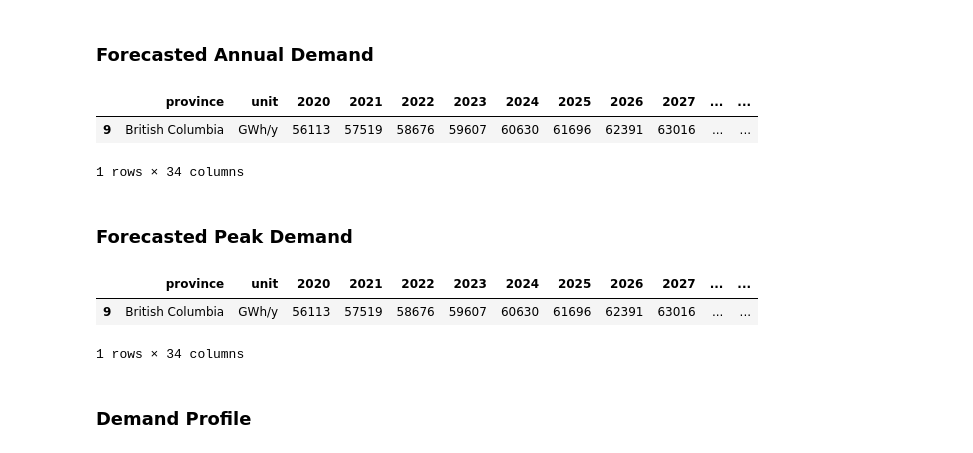
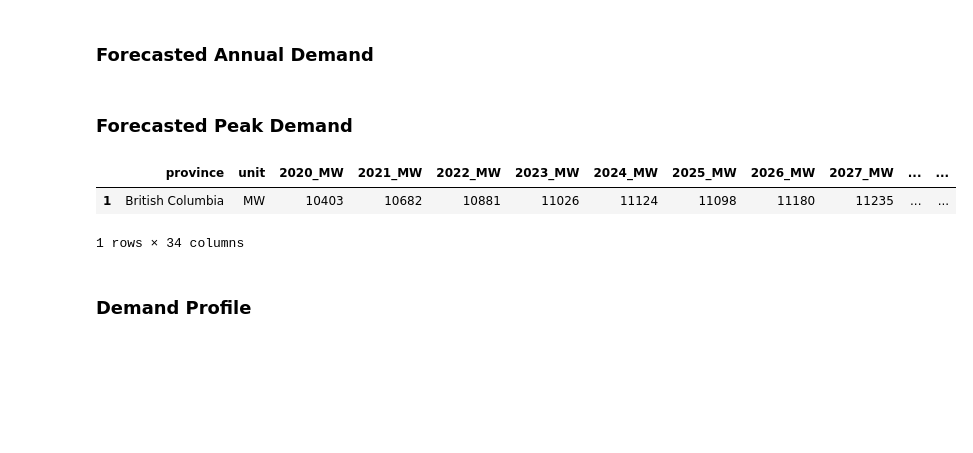
Before and after one commit to seas-yoselyn/BC_Nexus, a Jupyter notebook: get_data_CODERS.ipynb, the cells around one changed output. Cells and saved outputs as stored; diff of their text form; code cells hidden in the pictures; blank space fills up the shorter version.

```diff
--- a/get_data_CODERS.ipynb
+++ b/get_data_CODERS.ipynb
@@ -130,10 +158,10 @@ forecasted_annual_demand:pd.DataFrame=pd.DataFrame.from_dict(requests.get(url+f"
 province_mask=forecasted_annual_demand['province']==current_region['name']
 province_forecasted_annual_demand=forecasted_annual_demand[province_mask]
 province_forecasted_annual_demand
+
+data=province_forecasted_annual_demand
+file_path:str=os.path.join(data_save_to,_CRC_,f'{_CRC_}_{table_name}.pkl')
+data.to_pickle(file_path)
-# %% [output]
-|  | province | unit | 2020 | 2021 | 2022 | 2023 | 2024 | 2025 | 2026 | 2027 | ... | ... |
-| 9 | British Columbia | GWh/y | 56113 | 57519 | 58676 | 59607 | 60630 | 61696 | 62391 | 63016 | ... | ... |
-1 rows × 34 columns
 # %% [markdown]
 ### Forecasted Peak Demand
 # %%
@@ -142,11 +170,17 @@ forecasted_peak_demand:pd.DataFrame=pd.DataFrame.from_dict(requests.get(url+f"/{
 
 province_mask=forecasted_peak_demand['province']==current_region['name']
 province_forecasted_peak_demand=forecasted_peak_demand[province_mask]
-province_forecasted_annual_demand
+province_forecasted_peak_demand
+
+data=province_forecasted_peak_demand
+file_path:str=os.path.join(data_save_to,_CRC_,f'{_CRC_}_{table_name}.pkl')
+data.to_pickle(file_path)
-# %% [output]
-|  | province | unit | 2020 | 2021 | 2022 | 2023 | 2024 | 2025 | 2026 | 2027 | ... | ... |
-| 9 | British Columbia | GWh/y | 56113 | 57519 | 58676 | 59607 | 60630 | 61696 | 62391 | 63016 | ... | ... |
-1 rows × 34 columns
+# %%
+province_forecasted_peak_demand
+# %% [output]
+|  | province | unit | 2020_MW | 2021_MW | 2022_MW | 2023_MW | 2024_MW | 2025_MW | 2026_MW | 2027_MW | ... | ... |
+| 1 | British Columbia | MW | 10403 | 10682 | 10881 | 11026 | 11124 | 11098 | 11180 | 11235 | ... | ... |
+1 rows × 34 columns
 # %% [markdown]
 ### Demand Profile
 # %% [markdown]
```
Also changed, not shown: parts of 20 cells of this notebook, 8 other files.
